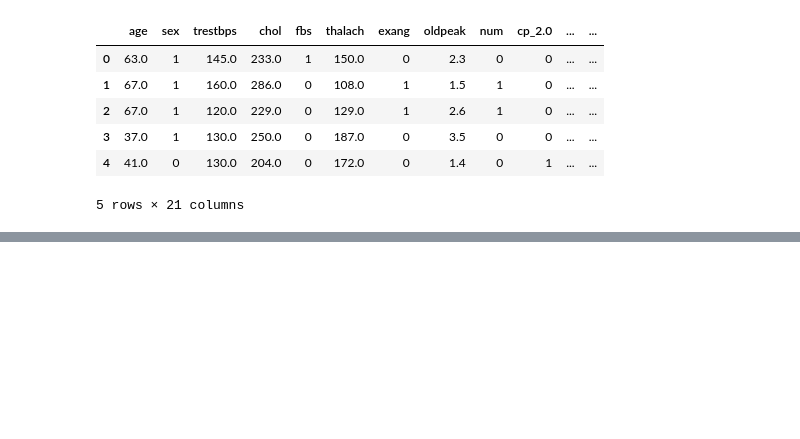
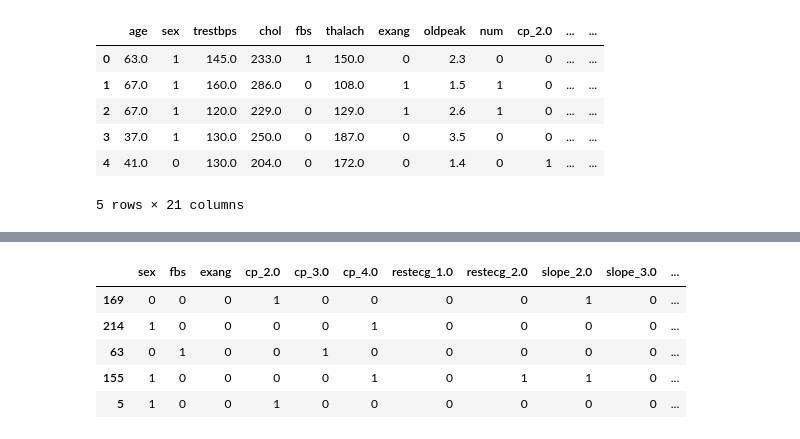
Before and after one commit to sisupalan/heart_disease_prediction, a Jupyter notebook: notebooks/heart_disease.ipynb, the cells around one changed output, grey strips where cells are left out. Saved outputs shown, nothing was run; the diff lists cells and outputs as text; code cells hidden in the pictures; blank space fills up the shorter version.

```diff
--- a/notebooks/heart_disease.ipynb
+++ b/notebooks/heart_disease.ipynb
@@ -303,0 +389,4 @@ df.head()
+# %%
+#Concatenate with original test
+X_test_scaled.index = X_test.index
+X_test_base = pd.concat([X_test.copy().drop(scale_features, axis=1), X_test_scaled], axis=1)
@@ -303,0 +410,10 @@ df.head()
+# %%
+#Print head of the new test dataframe
+X_test_base.head()
+# %% [output]
+|  | sex | fbs | exang | cp_2.0 | cp_3.0 | cp_4.0 | restecg_1.0 | restecg_2.0 | slope_2.0 | slope_3.0 | ... |
+| 169 | 0 | 0 | 0 | 1 | 0 | 0 | 0 | 0 | 1 | 0 | ... |
+| 214 | 1 | 0 | 0 | 0 | 0 | 1 | 0 | 0 | 0 | 0 | ... |
+| 63 | 0 | 1 | 0 | 0 | 1 | 0 | 0 | 0 | 0 | 0 | ... |
+| 155 | 1 | 0 | 0 | 0 | 0 | 1 | 0 | 1 | 1 | 0 | ... |
+| 5 | 1 | 0 | 0 | 1 | 0 | 0 | 0 | 0 | 0 | 0 | ... |
```
Also changed, not shown: parts of 24 cells of this notebook, 1 other file.
